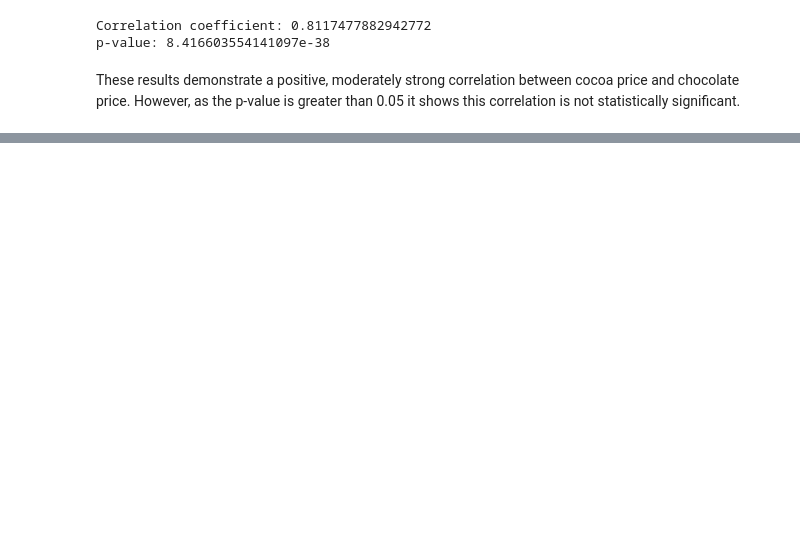
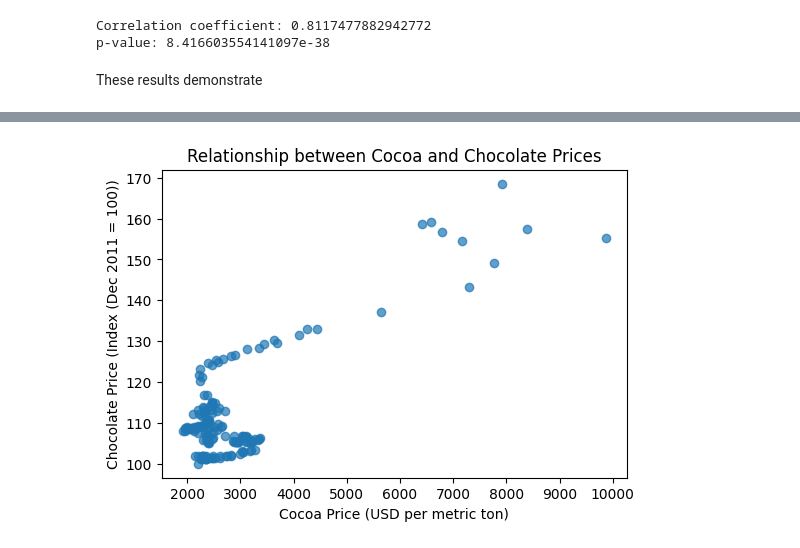
Before and after one commit to clp2454/QM2, a Jupyter notebook: group project/Correlation_GP.ipynb, the cells around one changed output, grey strips where cells are left out. Drawn from its saved outputs; the diff is of its cells as text; code cells hidden in the pictures; blank space fills up the shorter version.

```diff
--- a/group project/Correlation_GP.ipynb
+++ b/group project/Correlation_GP.ipynb
@@ -15,6 +15,10 @@ chocolate_price_file = 'https://fred.stlouisfed.org/graph/fredgraph.csv?bgcolor=
 cocoa_price = pd.read_csv(cocoa_price_file)
 chocolate_price = pd.read_csv(chocolate_price_file)
 
+# Rename the columns before merging
+cocoa_price = cocoa_price.rename(columns={'PCOCOUSDM': 'Cocoa Price'}) #Rename the PCOCOUSDM column to 'Cocoa Price'
+chocolate_price = chocolate_price.rename(columns={'PCU3113531135': 'Chocolate Price'}) #Rename the PCU3113531135 column to 'Chocolate Price'
+
 # Merge on the 'Date' column
 merged_data = pd.merge(cocoa_price, chocolate_price, on='observation_date', how='inner')
 
@@ -42,5 +46,20 @@ print("p-value:", p_value)
 # %% [output]
 Correlation coefficient: 0.8117477882942772
 p-value: 8.416603554141097e-38
-# %% [markdown]
-These results demonstrate a positive, moderately strong correlation between cocoa price and chocolate price. However, as the p-value is greater than 0.05 it shows this correlation is not statistically significant.
+# %% [markdown]
+These results demonstrate
+# %%
+!pip install matplotlib
+import matplotlib.pyplot as plt
+# Create a scatter plot
+plt.figure(figsize=(6, 4))  # Adjust figure size if needed
+plt.scatter(merged_data['Cocoa Price'], merged_data['Chocolate Price'], alpha=0.7)  # alpha controls transparency
+
+# Add labels and title
+plt.xlabel('Cocoa Price (USD per metric ton)')
+plt.ylabel('Chocolate Price (Index (Dec 2011 = 100))')
+plt.title('Relationship between Cocoa and Chocolate Prices')
+
+# Display the plot
+plt.show()
+# %% [output]
@@ -46,0 +77 @@ These results demonstrate a positive, moderately strong correlation between coco
+[figure, added]
```
Also changed, not shown: parts of 3 cells of this notebook.
